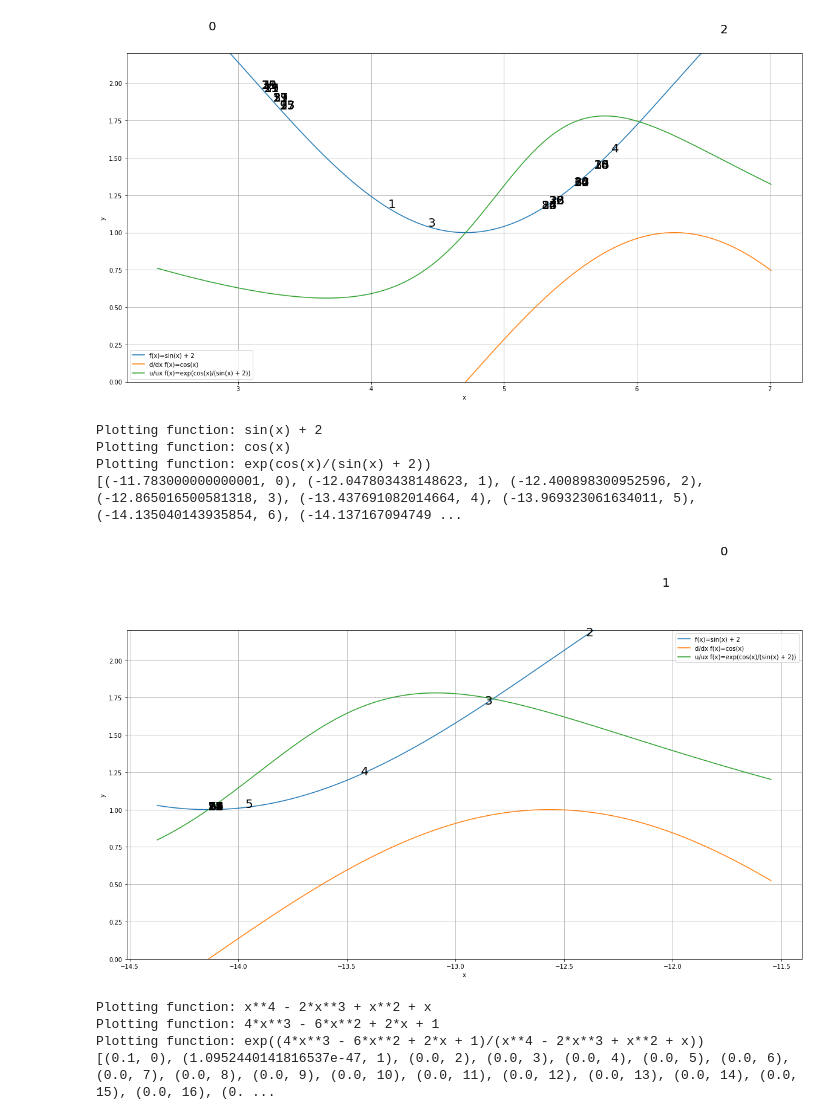
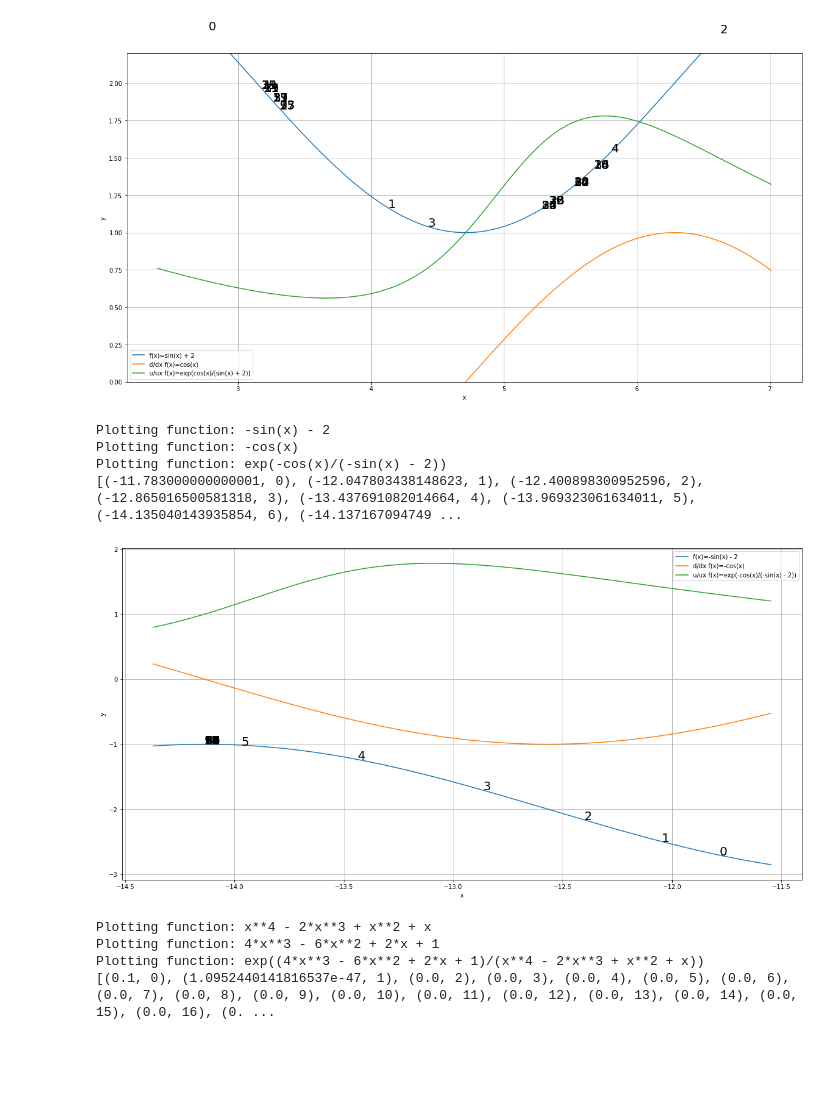
Before and after one commit to kutoga/GeometricNN, a Jupyter notebook: playground.ipynb, the cells around one changed output. Cells and saved outputs as stored; diff of their text form; code cells hidden in the pictures; blank space fills up the shorter version.

```diff
--- a/playground.ipynb
+++ b/playground.ipynb
@@ -151,13 +151,13 @@ Plotting function: exp(cos(x)/(sin(x) + 2))
 [(2.777, 0), (4.128129298515544, 1), (6.625515715453122, 2), (4.426595673737229, 3), (5.80407428882384, 4), (3.260733640627823, 5), (5.52772404206048, 6), (3.1769922278552363, 7), (5.283683345618377,  ...
 [figure]
 # %%
-minimize(sin(x) + 2, 2.777 + -2*6.28-2, n=40, y_lim=(0, 2.2), learning_rate=lambda n, x_curr: 1 / x_curr)
+minimize(-(sin(x) + 2), 2.777 + -2*6.28-2, n=40, learning_rate=lambda n, x_curr: 1 / x_curr)
 # %% [output]
-Plotting function: sin(x) + 2
-Plotting function: cos(x)
-Plotting function: exp(cos(x)/(sin(x) + 2))
+Plotting function: -sin(x) - 2
+Plotting function: -cos(x)
+Plotting function: exp(-cos(x)/(-sin(x) - 2))
 [(-11.783000000000001, 0), (-12.047803438148623, 1), (-12.400898300952596, 2), (-12.865016500581318, 3), (-13.437691082014664, 4), (-13.969323061634011, 5), (-14.135040143935854, 6), (-14.137167094749 ...
-[figure, old version]
+[figure, new version]
 # %%
 minimize(x**2 + x**4 - 2*x**3 + x, 0.1, n=40, y_lim=(0, 2.2), learning_rate=lambda n, x_curr: 1 / x_curr)
 # %% [output]
```
Also changed, not shown: 5 other files.
